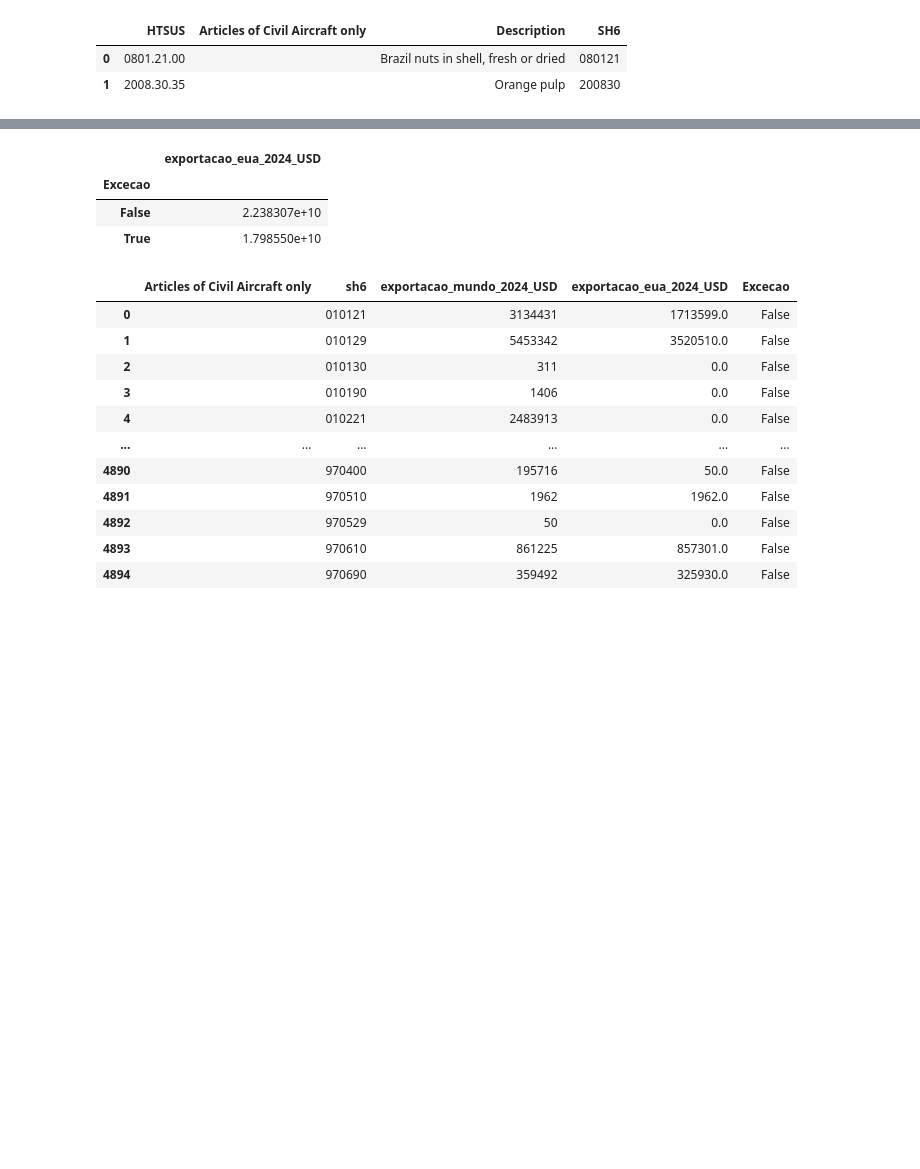
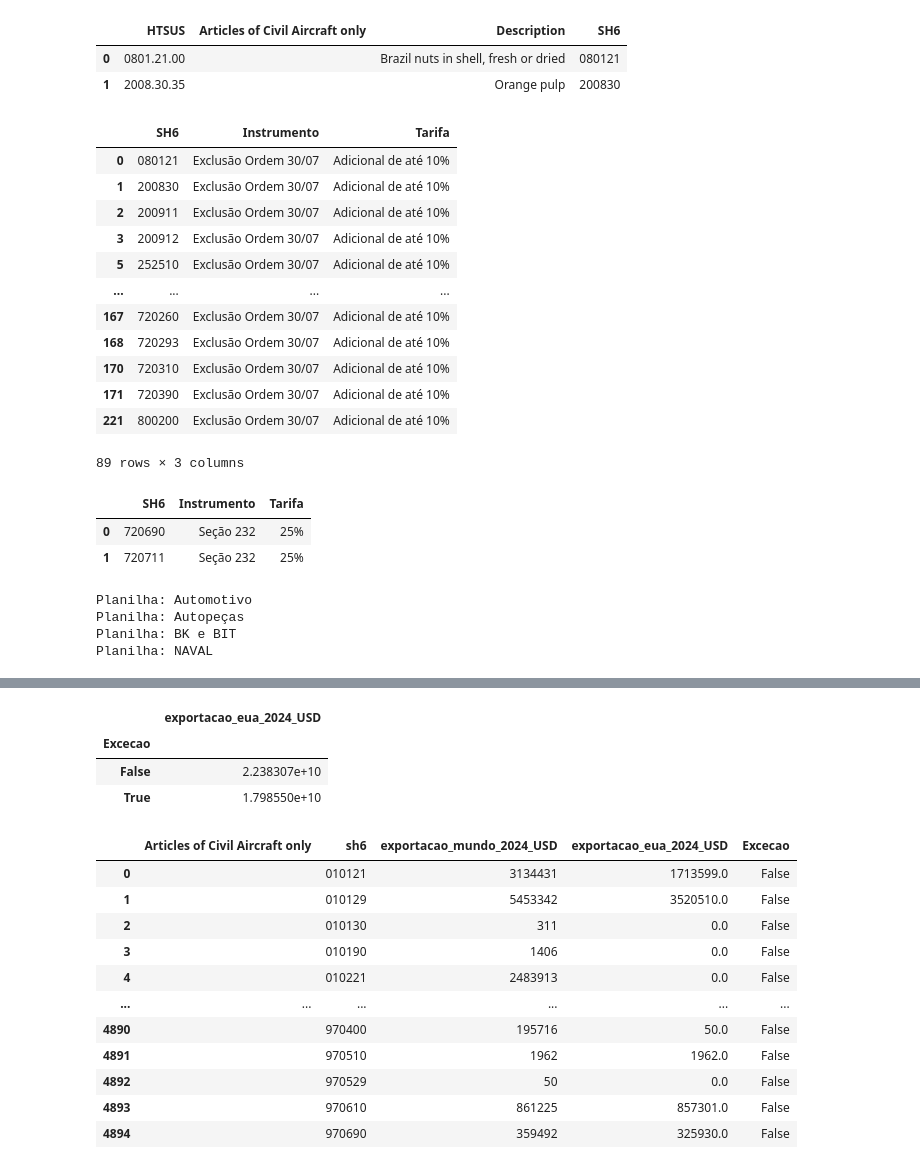
Before and after one commit to amiltonmendes/analise_insumo_produto, a Jupyter notebook: Análise Comex - BRA - EUA-excecoes.ipynb, the cells around one changed output, grey strips where cells are left out. Cells and saved outputs as stored; diff of their text form; code cells hidden in the pictures; blank space fills up the shorter version.

```diff
--- a/Análise Comex - BRA - EUA-excecoes.ipynb
+++ b/Análise Comex - BRA - EUA-excecoes.ipynb
@@ -83,3 +145,9 @@ harmonized.head(2)
 |  | HTSUS | Articles of Civil Aircraft only | Description | SH6 |
 | 0 | 0801.21.00 |  | Brazil nuts in shell, fresh or dried | 080121 |
 | 1 | 2008.30.35 |  | Orange pulp | 200830 |
+# %%
+harmonized['Instrumento'] = 'Exclusão Ordem 30/07'
+harmonized['Tarifa'] = 'Adicional de até 10%'
+# %%
+lista_aviacao = harmonized[['SH6','Articles of Civil Aircraft only']].query('`Articles of Civil Aircraft only`=="*"')
+harmonized = harmonized.query('`Articles of Civil Aircraft only`!="*"')[['SH6','Instrumento','Tarifa']].drop_duplicates()
@@ -85,0 +156,16 @@ harmonized.head(2)
+# %%
+harmonized
+# %% [output]
+|  | SH6 | Instrumento | Tarifa |
+| 0 | 080121 | Exclusão Ordem 30/07 | Adicional de até 10% |
+| 1 | 200830 | Exclusão Ordem 30/07 | Adicional de até 10% |
+| 2 | 200911 | Exclusão Ordem 30/07 | Adicional de até 10% |
+| 3 | 200912 | Exclusão Ordem 30/07 | Adicional de até 10% |
+| 5 | 252510 | Exclusão Ordem 30/07 | Adicional de até 10% |
+| ... | ... | ... | ... |
+| 167 | 720260 | Exclusão Ordem 30/07 | Adicional de até 10% |
+| 168 | 720293 | Exclusão Ordem 30/07 | Adicional de até 10% |
+| 170 | 720310 | Exclusão Ordem 30/07 | Adicional de até 10% |
+| 171 | 720390 | Exclusão Ordem 30/07 | Adicional de até 10% |
+| 221 | 800200 | Exclusão Ordem 30/07 | Adicional de até 10% |
+89 rows × 3 columns
@@ -85,0 +178,32 @@ harmonized.head(2)
+# %%
+aco.head(2)
+# %% [output]
+|  | SH6 | Instrumento | Tarifa |
+| 0 | 720690 | Seção 232 | 25% |
+| 1 | 720711 | Seção 232 | 25% |
+# %%
+#diam = pd.read_excel('./dados/comex/NCM_DIAM_Tarifas.xlsx',dtype=str).rename(columns={'SH_6' : 'SH6'})[['SH6']].drop_duplicates()
+
+
+# Lê todas as planilhas do arquivo
+arquivo_excel = './dados/comex/NCM_DIAM_Tarifas.xlsx'
+planilhas = pd.read_excel(arquivo_excel, sheet_name=None,dtype=str)
+
+automoveis = pd.DataFrame()
+# `planilhas` é um dicionário: {nome_da_planilha: DataFrame}
+for nome, df in planilhas.items():
+    print(f'Planilha: {nome}')
+    df.rename(columns={'Código NCM': 'NCM'}, inplace=True)
+    df = df.rename(columns={'NCM': 'SH6'})
+    df = df[['SH6']].drop_duplicates()
+    df['Instrumento'] = 'Seção 232'
+    df['Tarifa'] = '25%'
+    df['SH6'] = df['SH6'].str.replace('.', '', regex=False)
+    df['SH6'] = df['SH6'].str.zfill(8).str[:6]
+
+    automoveis = pd.concat([automoveis, df], ignore_index=True)
+# %% [output]
+Planilha: Automotivo
+Planilha: Autopeças
+Planilha: BK e BIT
+Planilha: NAVAL
```
Also changed, not shown: parts of 58 cells of this notebook, 8 other files.
